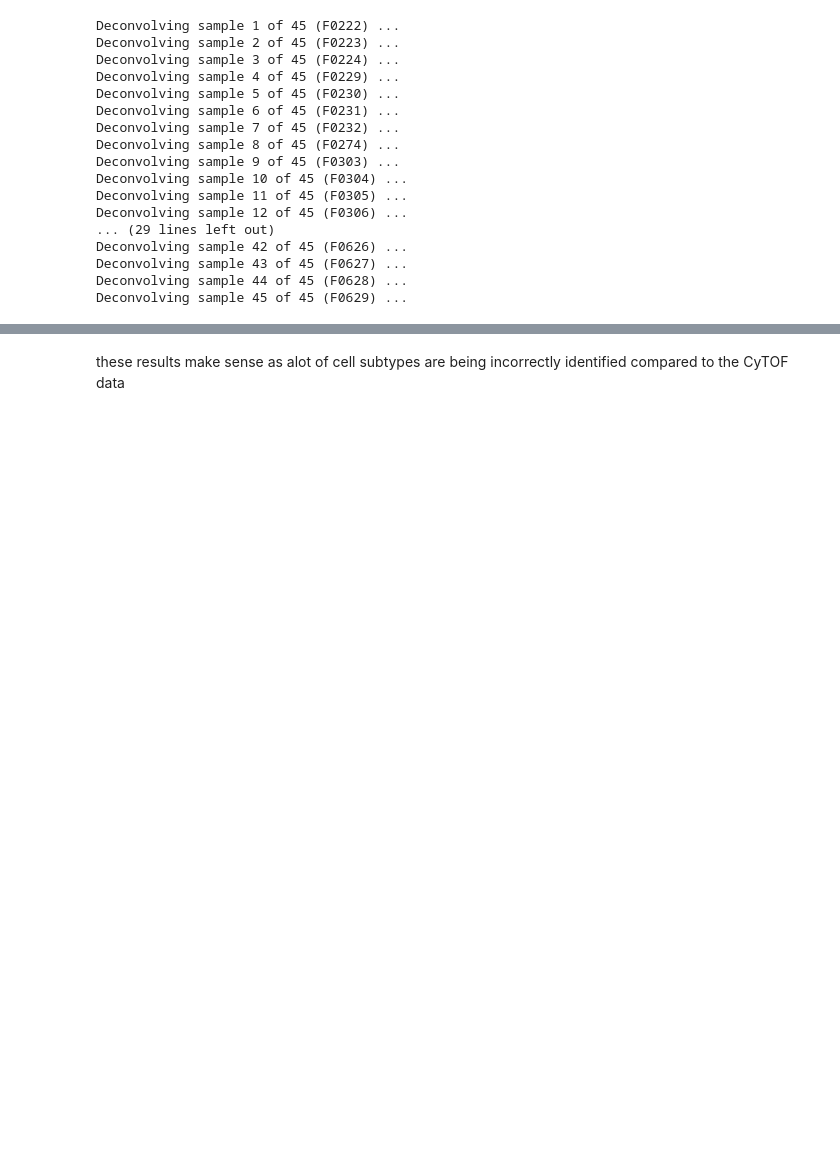
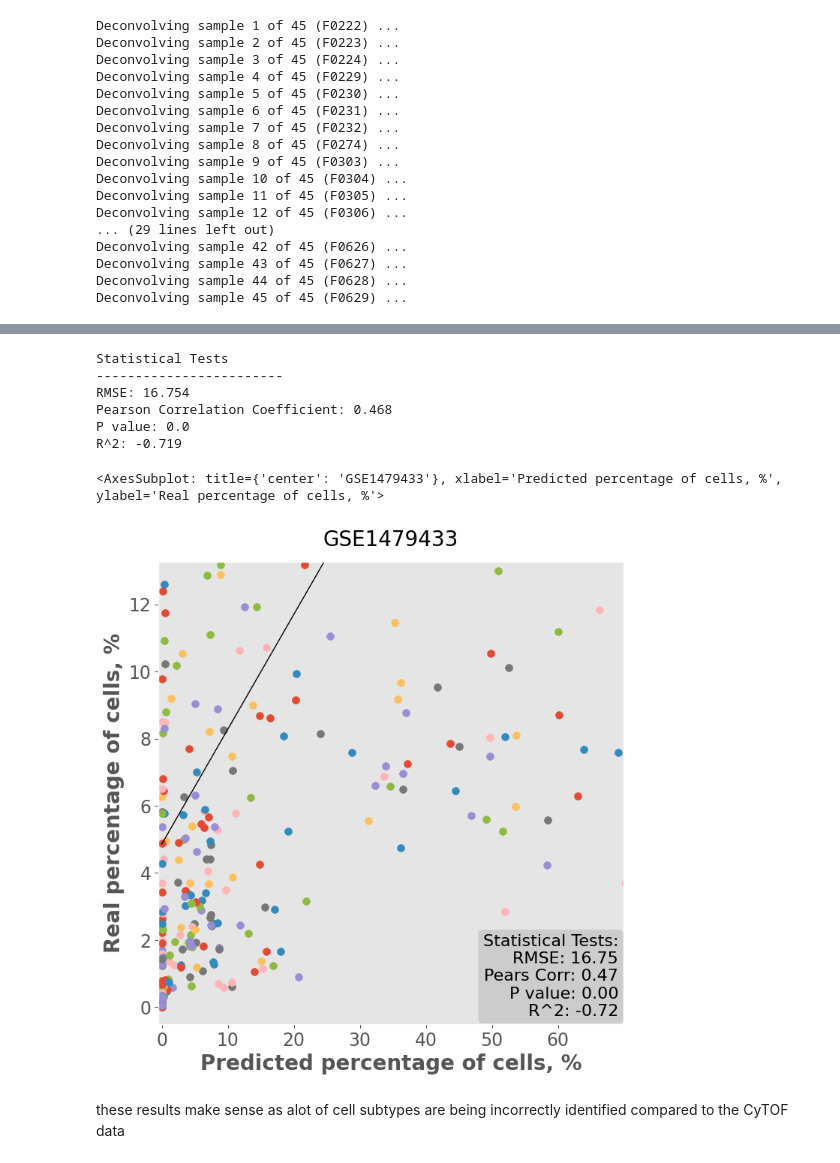
Before and after one commit to Simonlee711/bulk-deconvolution, a Jupyter notebook: src/master_deconvolution.ipynb, the cells around one changed output, grey strips where cells are left out. Cells and saved outputs as stored; diff of their text form; code cells hidden in the pictures; blank space fills up the shorter version.

```diff
--- a/src/master_deconvolution.ipynb
+++ b/src/master_deconvolution.ipynb
@@ -333,5 +332,14 @@ plotter.corr_plot(ca_preds_copy2, cytof2, pallete=cells_p)
 # %%
-plotter.print_cell_whole(ca_preds_copy2, cytof2, pallete = cells_p, title=title, stat=True)
+plotter.plot_whole(ca_preds_copy2, cytof2, pallete = cells_p, title=title, stat=True)
+# %% [output]
+Statistical Tests
+------------------------
+RMSE: 16.754
+Pearson Correlation Coefficient: 0.468
+P value: 0.0
+R^2: -0.719
+<AxesSubplot: title={'center': 'GSE1479433'}, xlabel='Predicted percentage of cells, %', ylabel='Real percentage of cells, %'>
+[figure, added]
 # %% [markdown]
 these results make sense as alot of cell subtypes are being incorrectly identified compared to the CyTOF data
 # %%
```
Also changed, not shown: parts of 18 cells of this notebook, 2 other files.
